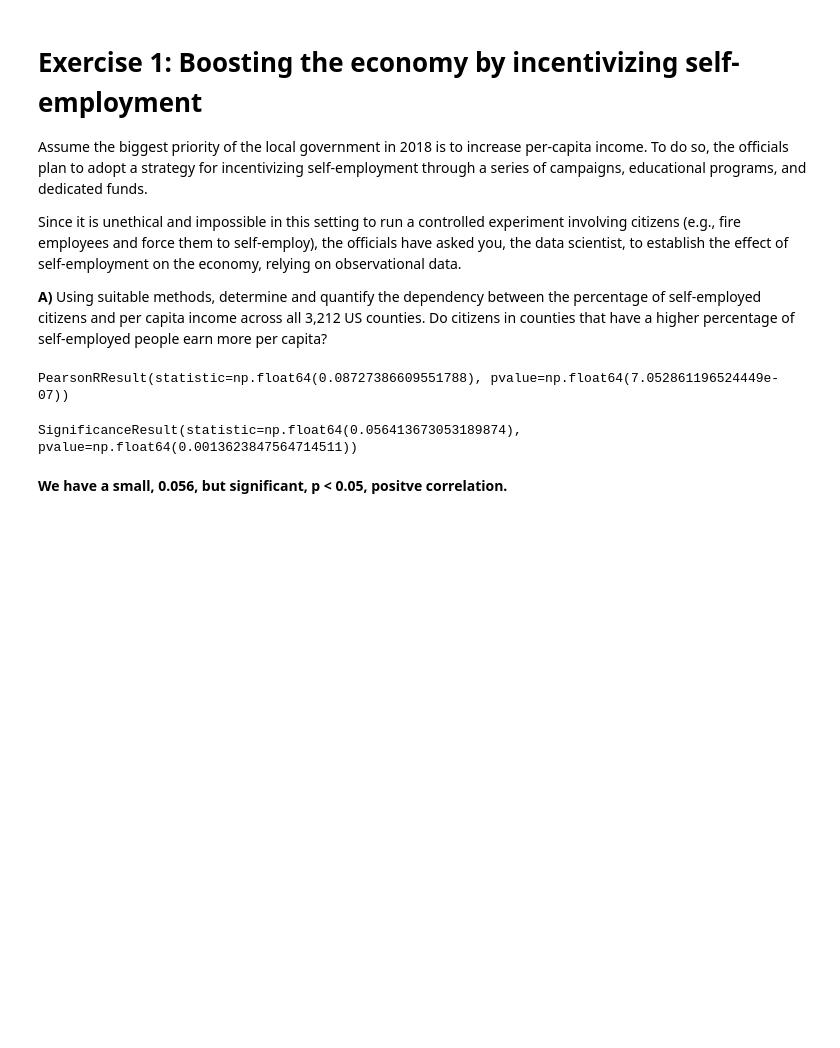
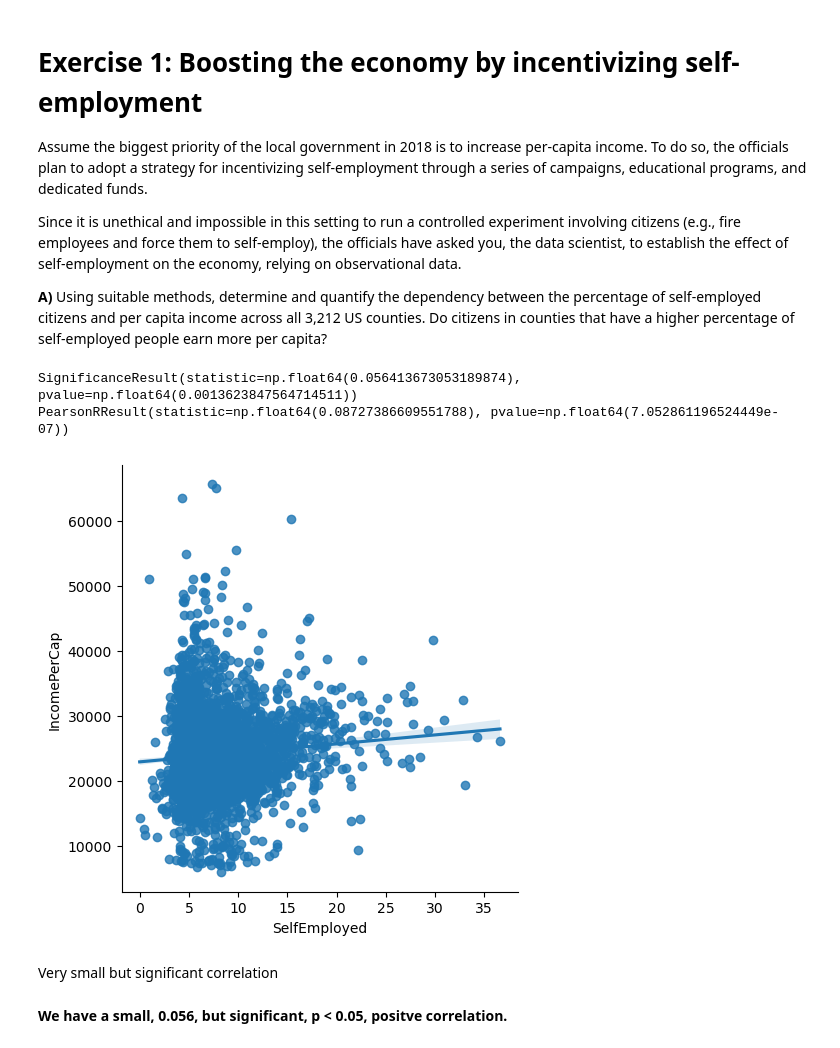
Before and after one commit to PabloVallbona/ADA2025, a Jupyter notebook: Exercises/03 - Describing data/Describing_data_exercise.ipynb, the cells around one changed output. Drawn from its saved outputs; the diff is of its cells as text; code cells hidden in the pictures; blank space fills up the shorter version.

```diff
--- a/Exercises/03 - Describing data/Describing_data_exercise.ipynb
+++ b/Exercises/03 - Describing data/Describing_data_exercise.ipynb
@@ -171,13 +171,20 @@ Since it is unethical and impossible in this setting to run a controlled experim
 **A)** Using suitable methods, determine and quantify the dependency between the percentage of self-employed citizens and per capita income across all 3,212 US counties. Do citizens in counties that have a higher percentage of self-employed people earn more per capita?
 # %%
 ### your code and or answer here ###
-stats.pearsonr(df['IncomePerCap'],df['SelfEmployed'])
+print(stats.spearmanr(df['SelfEmployed'],df['IncomePerCap']))
+print(stats.pearsonr(df['SelfEmployed'],df['IncomePerCap']))
+
+df2 = df[['SelfEmployed', 'IncomePerCap']]
+
+sns.lmplot(x = 'SelfEmployed', y = 'IncomePerCap', data = df2)
+
+plt.show()
 # %% [output]
+SignificanceResult(statistic=np.float64(0.056413673053189874), pvalue=np.float64(0.0013623847564714511))
 PearsonRResult(statistic=np.float64(0.08727386609551788), pvalue=np.float64(7.052861196524449e-07))
+[figure, added]
-# %%
-stats.spearmanr(df['IncomePerCap'],df['SelfEmployed'])
-# %% [output]
-SignificanceResult(statistic=np.float64(0.056413673053189874), pvalue=np.float64(0.0013623847564714511))
+# %% [markdown]
+Very small but significant correlation
 # %% [markdown]
 **We have a small, 0.056, but significant, p < 0.05, positve correlation.**
 # %% [markdown]
```
Also changed, not shown: parts of 15 cells of this notebook, 10 other files.
